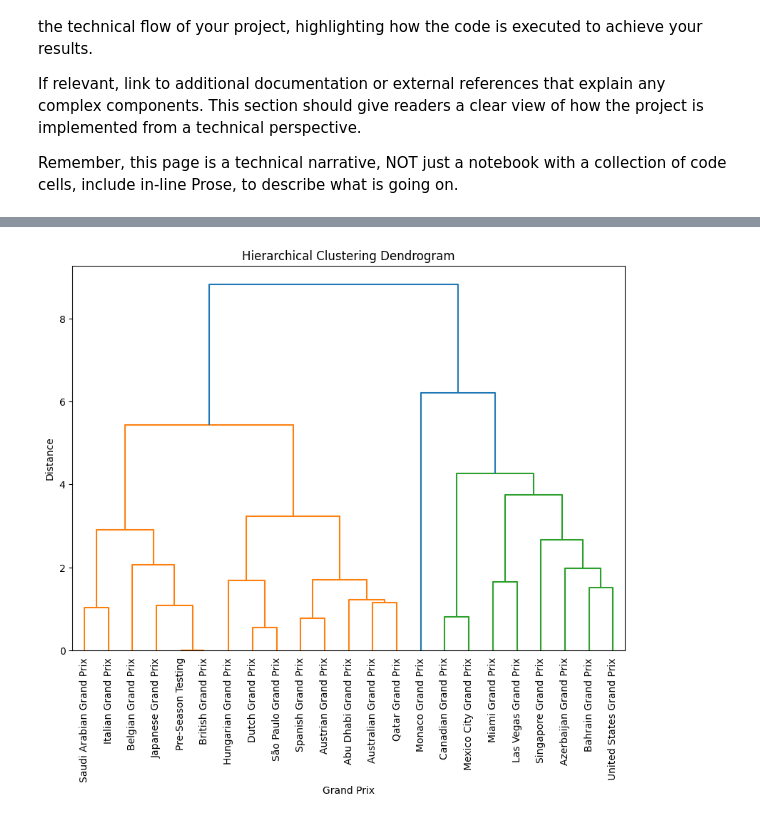
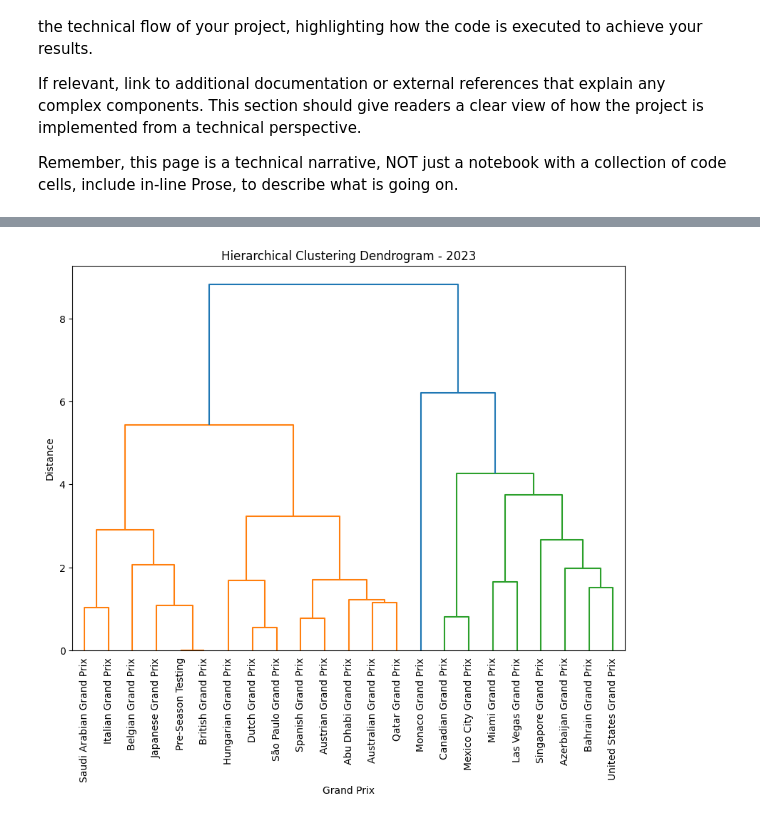
Before and after one commit to NandiniKodali988/F1-Through-Data, a Jupyter notebook: technical-details/unsupervised-learning/main.ipynb, the cells around one changed output, grey strips where cells are left out. Saved outputs shown, nothing was run; the diff lists cells and outputs as text; code cells hidden in the pictures.

```diff
--- a/technical-details/unsupervised-learning/main.ipynb
+++ b/technical-details/unsupervised-learning/main.ipynb
@@ -114,25 +115,26 @@ plt.show()
 # %%
 # Hierarchical Clustering
 # %%
+df = pd.read_csv("../../data/processed-data/race_track_features.csv")
 df = df[df["Year"] == 2023]
 
 features = ["Track Length (m)", "Max Speed (km/h)", "Full Throttle (%)", "Number of Corners", "Number of Straights"]
 X = df[features]
 
 scaler = StandardScaler()
 X_scaled = scaler.fit_transform(X)
 
 linkage_matrix = linkage(X_scaled, method='ward')
 
 
 plt.figure(figsize=(10, 7))
 dendrogram(linkage_matrix, labels=df["Grand Prix"].values, leaf_rotation=90, leaf_font_size=10)
-plt.title("Hierarchical Clustering Dendrogram")
+plt.title("Hierarchical Clustering Dendrogram - 2023")
 plt.xlabel("Grand Prix")
 plt.ylabel("Distance")
 plt.show()
 
 max_distance = 6
 clusters = fcluster(linkage_matrix, max_distance, criterion='distance')
 # %% [output]
-[figure, old version]
+[figure, new version]
```
Also changed, not shown: parts of 2 cells of this notebook, 4 other files.
